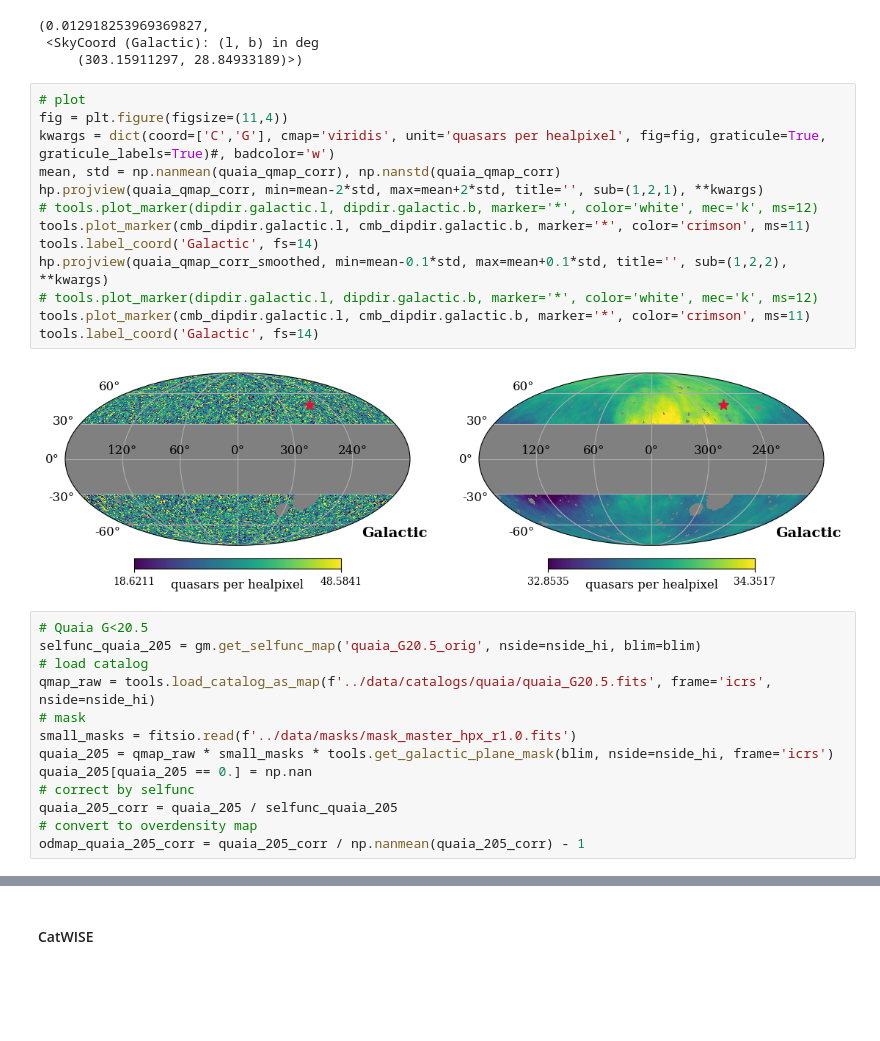
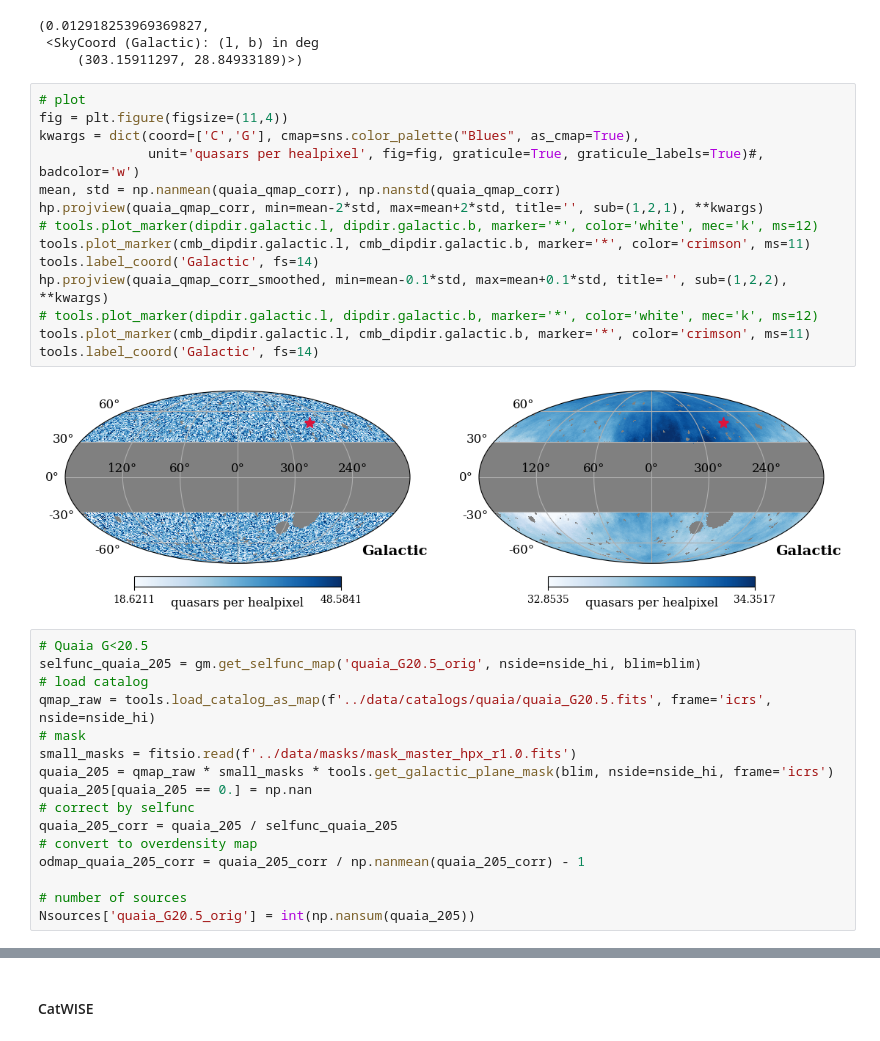
Before and after one commit to abbyw24/lss-dipoles, a Jupyter notebook: notebooks/paper_plots.ipynb, the cells around one changed output, grey strips where cells are left out. Saved outputs shown, nothing was run; the diff lists cells and outputs as text; blank space fills up the shorter version.

```diff
--- a/notebooks/paper_plots.ipynb
+++ b/notebooks/paper_plots.ipynb
@@ -63,18 +79,19 @@ dipamp, dipdir.galactic
 # %%
 # plot
 fig = plt.figure(figsize=(11,4))
-kwargs = dict(coord=['C','G'], cmap='viridis', unit='quasars per healpixel', fig=fig, graticule=True, graticule_labels=True)#, badcolor='w')
+kwargs = dict(coord=['C','G'], cmap=sns.color_palette("Blues", as_cmap=True),
+              unit='quasars per healpixel', fig=fig, graticule=True, graticule_labels=True)#, badcolor='w')
 mean, std = np.nanmean(quaia_qmap_corr), np.nanstd(quaia_qmap_corr)
 hp.projview(quaia_qmap_corr, min=mean-2*std, max=mean+2*std, title='', sub=(1,2,1), **kwargs)
 # tools.plot_marker(dipdir.galactic.l, dipdir.galactic.b, marker='*', color='white', mec='k', ms=12)
 tools.plot_marker(cmb_dipdir.galactic.l, cmb_dipdir.galactic.b, marker='*', color='crimson', ms=11)
 tools.label_coord('Galactic', fs=14)
 hp.projview(quaia_qmap_corr_smoothed, min=mean-0.1*std, max=mean+0.1*std, title='', sub=(1,2,2), **kwargs)
 # tools.plot_marker(dipdir.galactic.l, dipdir.galactic.b, marker='*', color='white', mec='k', ms=12)
 tools.plot_marker(cmb_dipdir.galactic.l, cmb_dipdir.galactic.b, marker='*', color='crimson', ms=11)
 tools.label_coord('Galactic', fs=14)
 # %% [output]
-[figure, old version]
+[figure, new version]
 # %%
 # Quaia G<20.5
 selfunc_quaia_205 = gm.get_selfunc_map('quaia_G20.5_orig', nside=nside_hi, blim=blim)
@@ -88,6 +105,9 @@ quaia_205[quaia_205 == 0.] = np.nan
 quaia_205_corr = quaia_205 / selfunc_quaia_205
 # convert to overdensity map
 odmap_quaia_205_corr = quaia_205_corr / np.nanmean(quaia_205_corr) - 1
+
+# number of sources
+Nsources['quaia_G20.5_orig'] = int(np.nansum(quaia_205))
 # %%
 # plot
 fig = plt.figure(figsize=(11,4))
```
Also changed, not shown: parts of 54 cells of this notebook, 1 other file.
